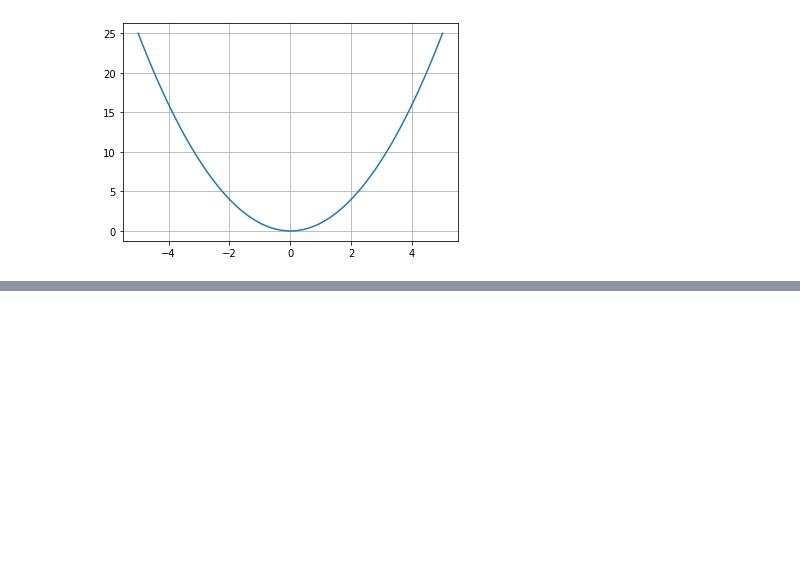
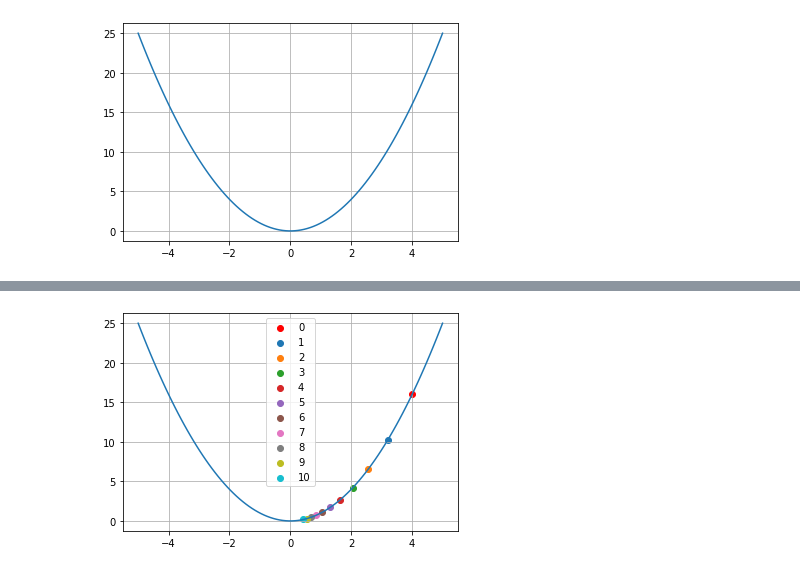
Before and after one commit to JakeOh/202007_itw_bd18, a Jupyter notebook: lab_ml/ml05_linear_regression.ipynb, the cells around one changed output, grey strips where cells are left out. Cells and saved outputs as stored; diff of their text form; code cells hidden in the pictures; blank space fills up the shorter version.

```diff
--- a/lab_ml/ml05_linear_regression.ipynb
+++ b/lab_ml/ml05_linear_regression.ipynb
@@ -85,0 +156,4 @@ plt.grid()
+# %%
+plot_gradient_descent(fn=square, x_init=4, n_iterations=10)
+# %% [output]
+[figure, added]
```
Also changed, not shown: parts of 24 cells of this notebook.
